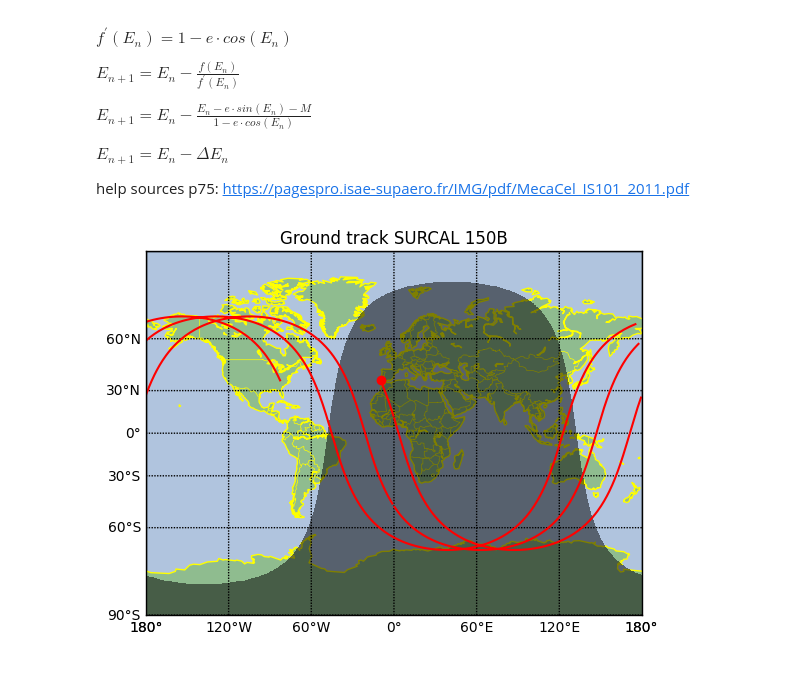
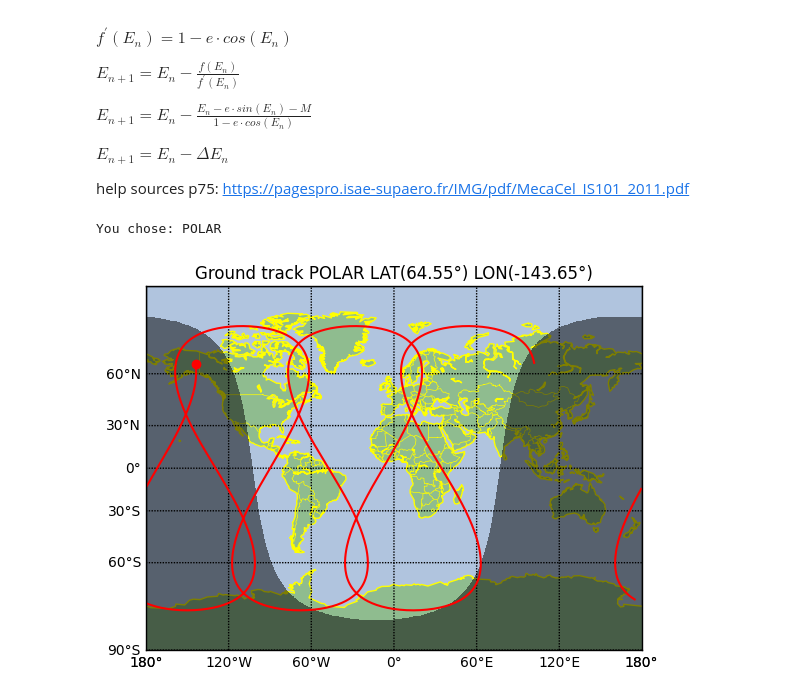
Before and after one commit to LanceryH/Manyfold-Youtube, a Jupyter notebook: Orbit_tracking/main.ipynb, the cells around one changed output. Drawn from its saved outputs; the diff is of its cells as text; code cells hidden in the pictures.

```diff
--- a/Orbit_tracking/main.ipynb
+++ b/Orbit_tracking/main.ipynb
@@ -225,25 +228,40 @@ sat.future_it()
+# %%
+url = "https://celestrak.org/NORAD/elements/gp.php?GROUP=active&FORMAT=json"
+#url = "active.json"
+#url = "solo.json"
+data_pd = pd.read_json(url)
+data_np = data_pd.to_numpy()
+data_ID = data_pd["NORAD_CAT_ID"].to_numpy()
+# %%
+input_name = int(input("Enter the NORAD ID: "))#
+index =  np.where(data_ID == input_name)[0][0]
+print(f"You chose: {data_np[index][0]}")
+sat = Satellite(*data_np[index][:9], NB_ORBITS=3, NB_POINTS=1000)
+sat.future_it()
+# %% [output]
+You chose: POLAR
 # %%
 lon_plot = sat.position.geografic.LON.tolist()
 lat_plot = sat.position.geografic.LAT.tolist()
 for ind_i in range(0,len(lon_plot)-1):
-    if np.abs(lon_plot[ind_i]+lon_plot[ind_i+1])<np.abs(lon_plot[ind_i]):
+    if np.abs(lon_plot[ind_i]+lon_plot[ind_i+1])<np.abs(lon_plot[ind_i]) and np.abs(lon_plot[ind_i])+np.abs(lon_plot[ind_i+1])>270:
         lon_plot[ind_i]=np.nan
         lat_plot[ind_i]=np.nan
 # %%
 plt.figure()
 map = Basemap(projection='mill',lon_0=0)
 map.drawcoastlines(color="yellow")
 map.drawparallels(np.arange(-90,90,30),labels=[1,0,0,0])
 map.drawmeridians(np.arange(map.lonmin,map.lonmax+30,60),labels=[0,0,0,1])
 map.drawmapboundary(fill_color='lightsteelblue')
 map.fillcontinents(color='darkseagreen',lake_color='lightsteelblue')
 map.drawcountries(color="yellow")
 CS=map.nightshade(sat.d2)
 x, y = map(lon_plot, lat_plot)
 x_0, y_0 = map(lon_plot[0], lat_plot[0])
 plt.plot(x, y, color="r")
 plt.plot(x_0, y_0, color="r", marker="o")
-plt.title(f"Ground track {sat.NAME}")
+plt.title(f"Ground track {sat.NAME} LAT({np.round(sat.position.geografic.LAT[0],2)}°) LON({np.round(sat.position.geografic.LON[0],2)}°)")
 plt.show()
 # %% [output]
-[figure, old version]
+[figure, new version]
```
Also changed, not shown: parts of 3 cells of this notebook, 1 other file.
